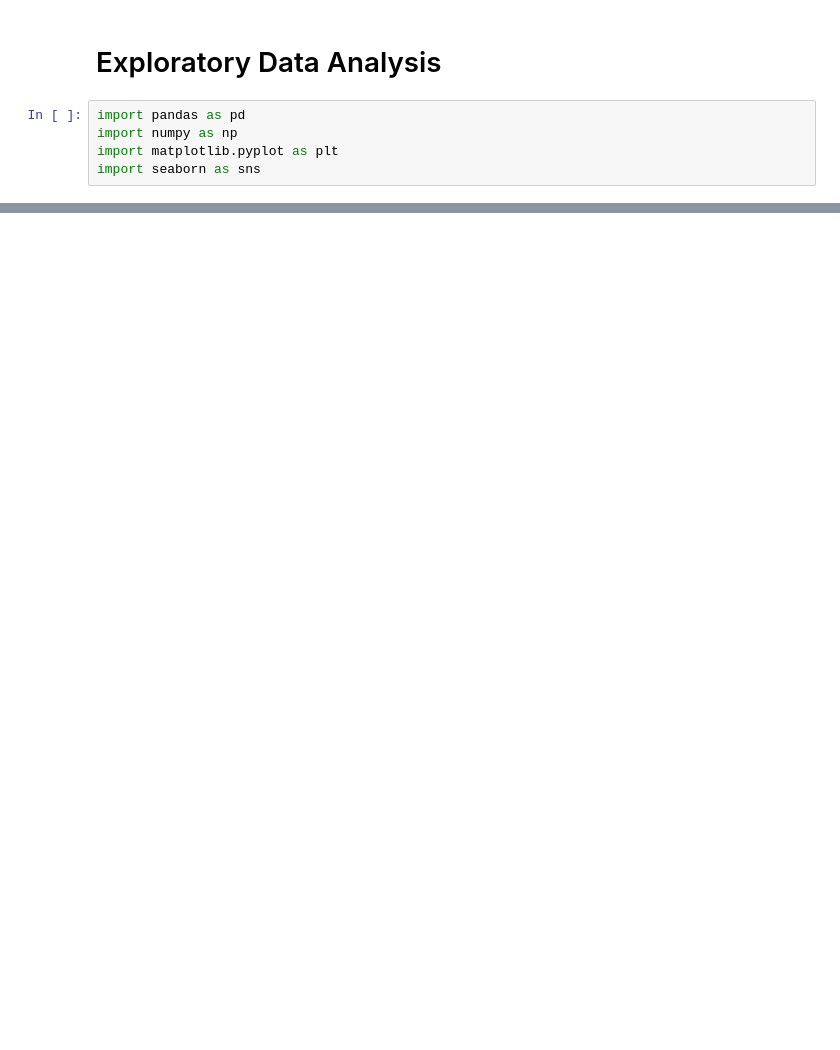
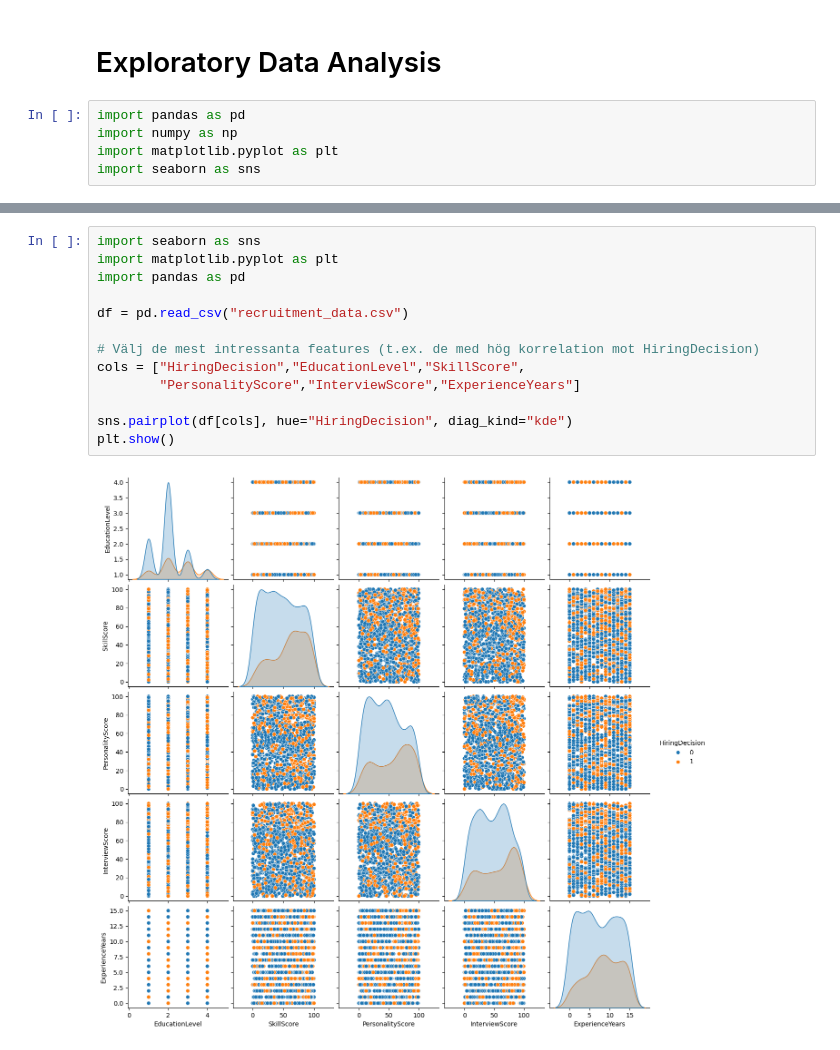
Before and after one commit to HugoManns/AI-kunskapskontroll-del-1, a Jupyter notebook: EDA.ipynb, the cells around one changed output, grey strips where cells are left out. Cells and saved outputs as stored; diff of their text form; blank space fills up the shorter version.

```diff
--- a/EDA.ipynb
+++ b/EDA.ipynb
@@ -17,0 +63,15 @@ data.head()
+# %%
+import seaborn as sns
+import matplotlib.pyplot as plt
+import pandas as pd
+
+df = pd.read_csv("recruitment_data.csv")
+
+# Välj de mest intressanta features (t.ex. de med hög korrelation mot HiringDecision)
+cols = ["HiringDecision","EducationLevel","SkillScore",
+        "PersonalityScore","InterviewScore","ExperienceYears"]
+
+sns.pairplot(df[cols], hue="HiringDecision", diag_kind="kde")
+plt.show()
+# %% [output]
+[figure, added]
```
Also changed, not shown: parts of 4 cells of this notebook.
